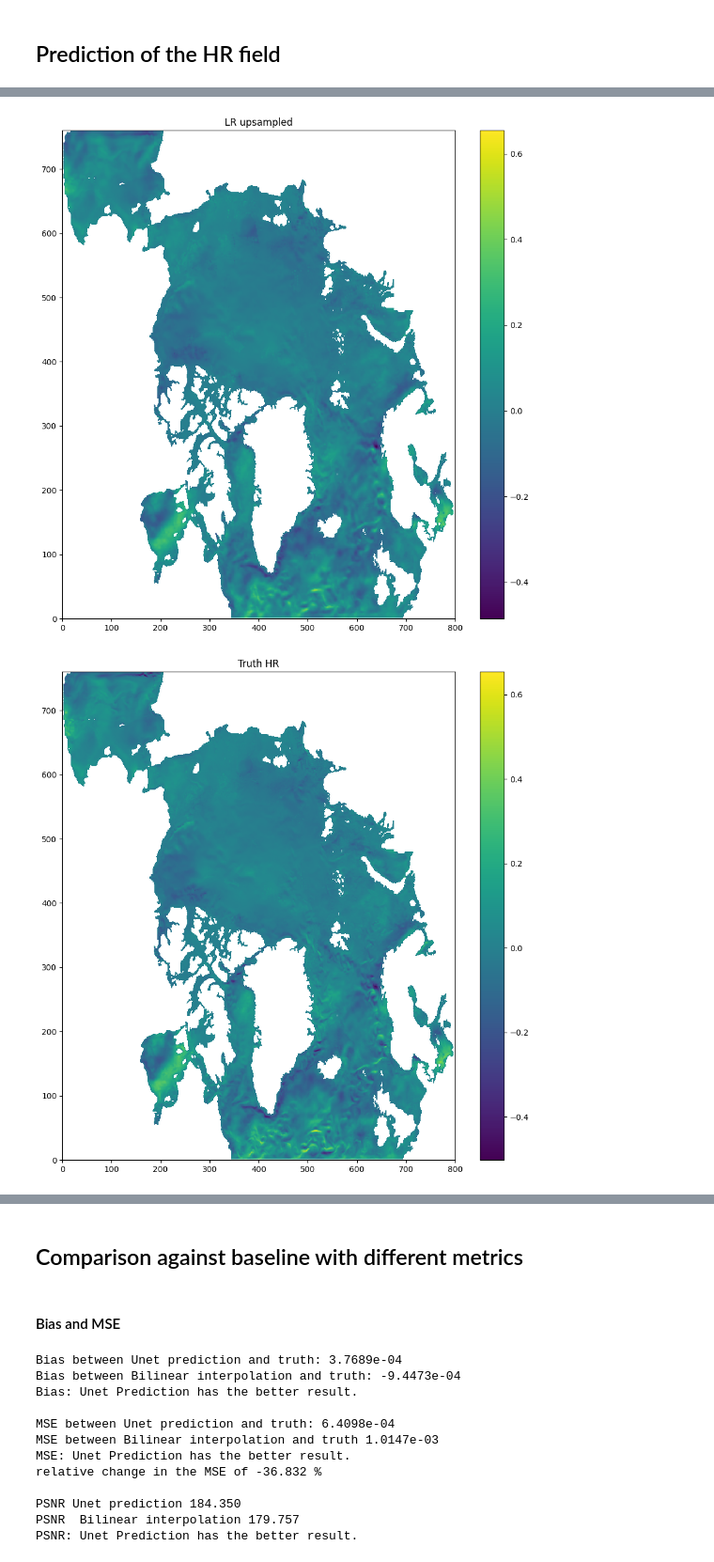
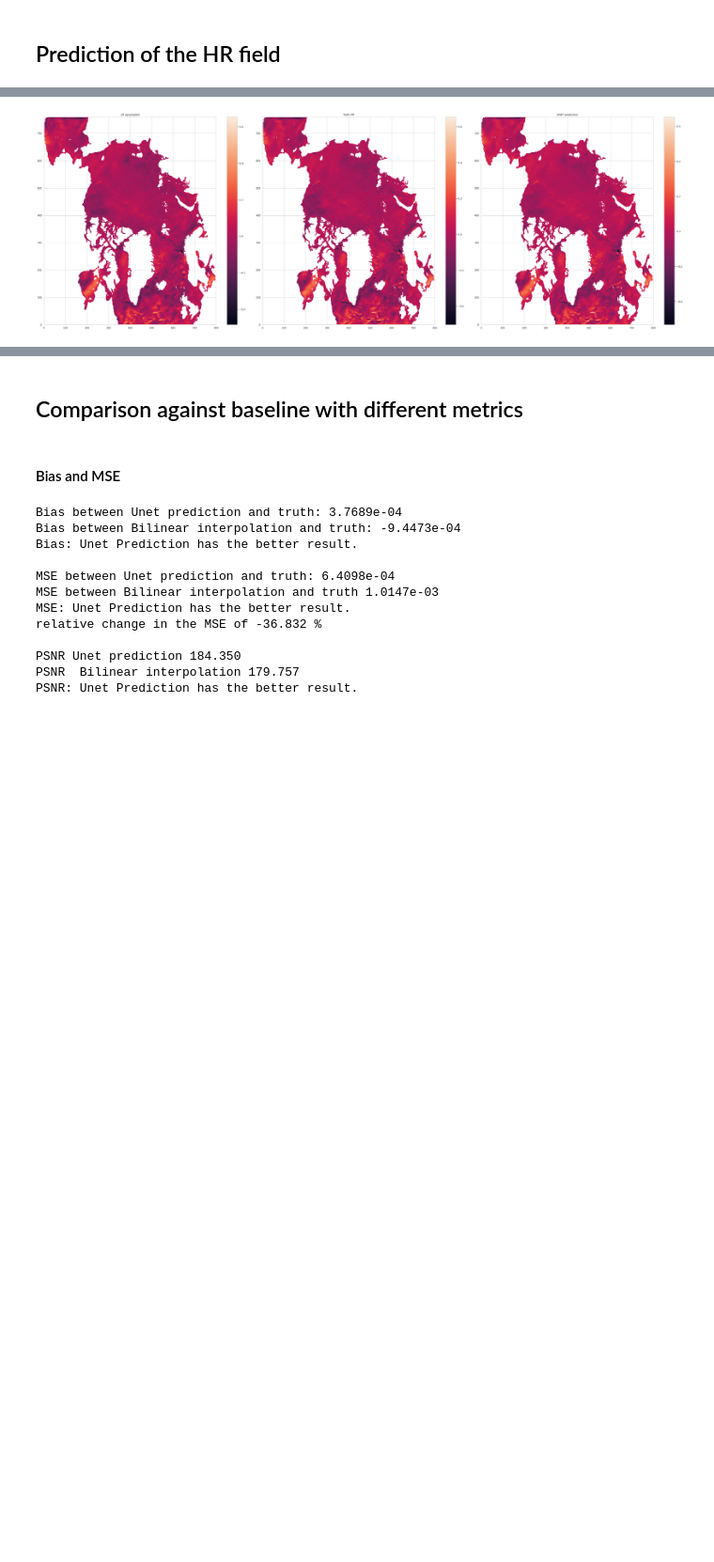
Before and after one commit to AntoineBernigaud/Super_Resolution_Data_Assimilation, a Jupyter notebook: Test_ResUnet.ipynb, the cells around one changed output, grey strips where cells are left out. Shown at 94% size. Saved outputs shown, nothing was run; the diff lists cells and outputs as text; code cells hidden in the pictures; blank space fills up the shorter version.

```diff
--- a/Test_ResUnet.ipynb
+++ b/Test_ResUnet.ipynb
@@ -5,7 +5,15 @@
 - The High resolution land mask
 - The weights of the NN
 # %%
-#!mc cp --recursive s3/oidc-antoinebernigaud/SRDA/ .
-!mc alias set publics3 $S3_ENDPOINT "" ""
-!mc cp -r publics3/oidc-antoinebernigaud/SRDA .
+flag_file = 'first_run_flag.txt' ## Flag to know if the files are downloaded or not, in order to use "run all cells"
+
+if not os.path.exists(flag_file):
+    !mc alias set publics3 $S3_ENDPOINT "" ""
+    !mc cp --recursive s3/oidc-antoinebernigaud/SRDA/ .
+
+    with open(flag_file, 'w') as f:
+        f.write('Commands executed.')
+
+else:
+    print('Commands have already been executed.')
 # %% [output]
@@ -75,6 +61,24 @@ def plot_fld(vname,fld,max_abs_val = None, min_abs_val = None):
 cmap = plt.colormaps["bwr"]
 cmap.set_bad('gray')
 
+def plot_flds(vnames, flds, max_abs_val=None, min_abs_val=None):
+    num_images = len(flds)  # Number of images to plot
+    f, axes = plt.subplots(1, num_images, figsize=(14*num_images, 14))  # Create subplots side by side
+
+    if not isinstance(axes, np.ndarray):
+        axes = [axes]  # If there's only one image, put the axis in a list for uniformity
+
+    for i, (ax, fld, vname) in enumerate(zip(axes, flds, vnames)):
+        if max_abs_val is None and min_abs_val is None:
+            max_abs_val = np.max(fld)
+            min_abs_val = np.min(fld)
+
+        P = ax.pcolormesh(fld, vmin=min_abs_val, vmax=max_abs_val)
+        f.colorbar(P, ax=ax)
+        ax.set_title(vname)
+
+    plt.tight_layout()
+
 def plot_res(vname,fld,max_abs_val = None) :
     """
     Plot residual data with a red/white/blue centered at 0 color colorbar.
@@ -99,7 +103,7 @@ def plot_res_side(vnames, fields, max_abs_val=None):
 
     fig, axes = plt.subplots(1, num_fields, figsize=(7*num_fields, 7))  # Adjust figure size based on the number of fields
 
-    cmap = plt.cm.get_cmap("bwr").copy()
+    cmap = plt.get_cmap("bwr").copy()
     cmap.set_bad('gray')
 
     for i in range(num_fields):
@@ -294,10 +310,8 @@ I0000 00:00:1742208692.785999    1000 device_compiler.h:188] Compiled cluster us
 # %%
 ## Plot some fields
-vmin = np.min(y)
+
 vmax = np.max(y)
-plot_fld('LR upsampled', X, vmax)
-plot_fld('Truth HR', y, vmax)
-plot_fld('UNET prediction', predict, vmax) # Residuals predicted by the Unet
+
+plot_flds(['LR upsampled', 'Truth HR', 'UNET prediction'], [X, y, predict], vmax)
 # %% [output]
-[figure, old version]
+[figure, new version]
-[figure, removed]
```
Also changed, not shown: parts of 14 cells of this notebook.
